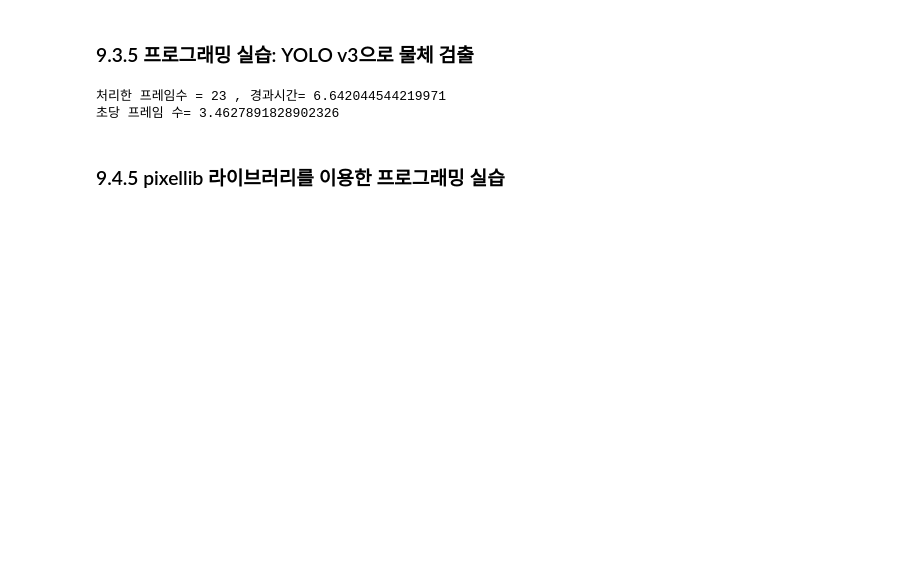
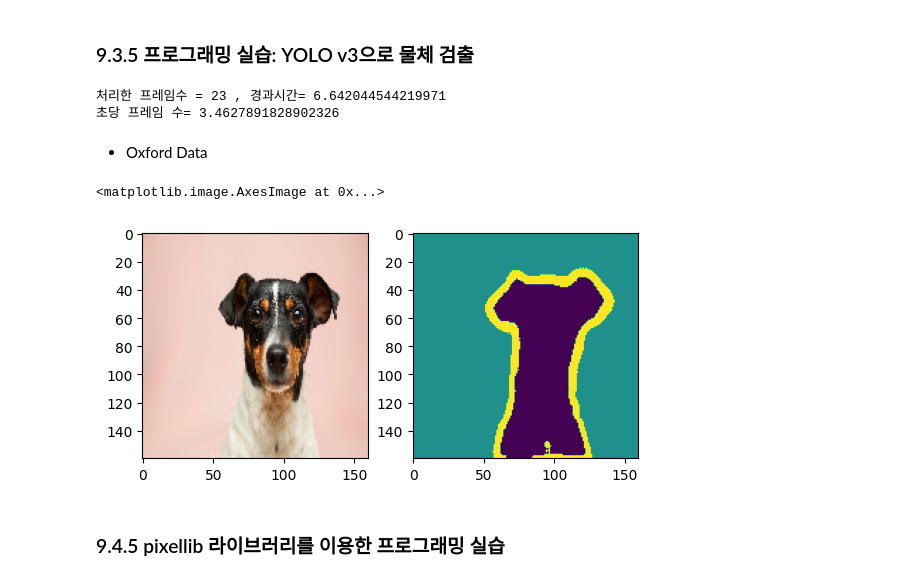
Before and after one commit to kwjinwoo/VisionPhD, a Jupyter notebook: chapter9.ipynb, the cells around one changed output. Drawn from its saved outputs; the diff is of its cells as text; code cells hidden in the pictures; blank space fills up the shorter version.

```diff
--- a/chapter9.ipynb
+++ b/chapter9.ipynb
@@ -92,6 +93,22 @@ cv2.destroyAllWindows()
 # %% [output]
 처리한 프레임수 = 23 , 경과시간= 6.642044544219971
 초당 프레임 수= 3.4627891828902326
+# %% [markdown]
+* Oxford Data
+# %%
+model = tf.keras.models.load_model("./saved_model/oxford_pet.h5", compile=False)
+img = cv2.imread("./imgs/dogs.jpg")[..., ::-1]
+img = cv2.resize(img, [160, 160]) / 255
+img = np.expand_dims(img, 0)
+out = np.argmax(model.predict(img), -1)[0, ..., None]
+
+plt.subplot(1, 2, 1)
+plt.imshow(img[0])
+plt.subplot(1, 2, 2)
+plt.imshow(out)
+# %% [output]
+<matplotlib.image.AxesImage at 0x...>
+[figure, added]
 # %% [markdown]
 ### 9.4.5 pixellib 라이브러리를 이용한 프로그래밍 실습
 # %%
```
Also changed, not shown: parts of 6 cells of this notebook, 7 other files.
